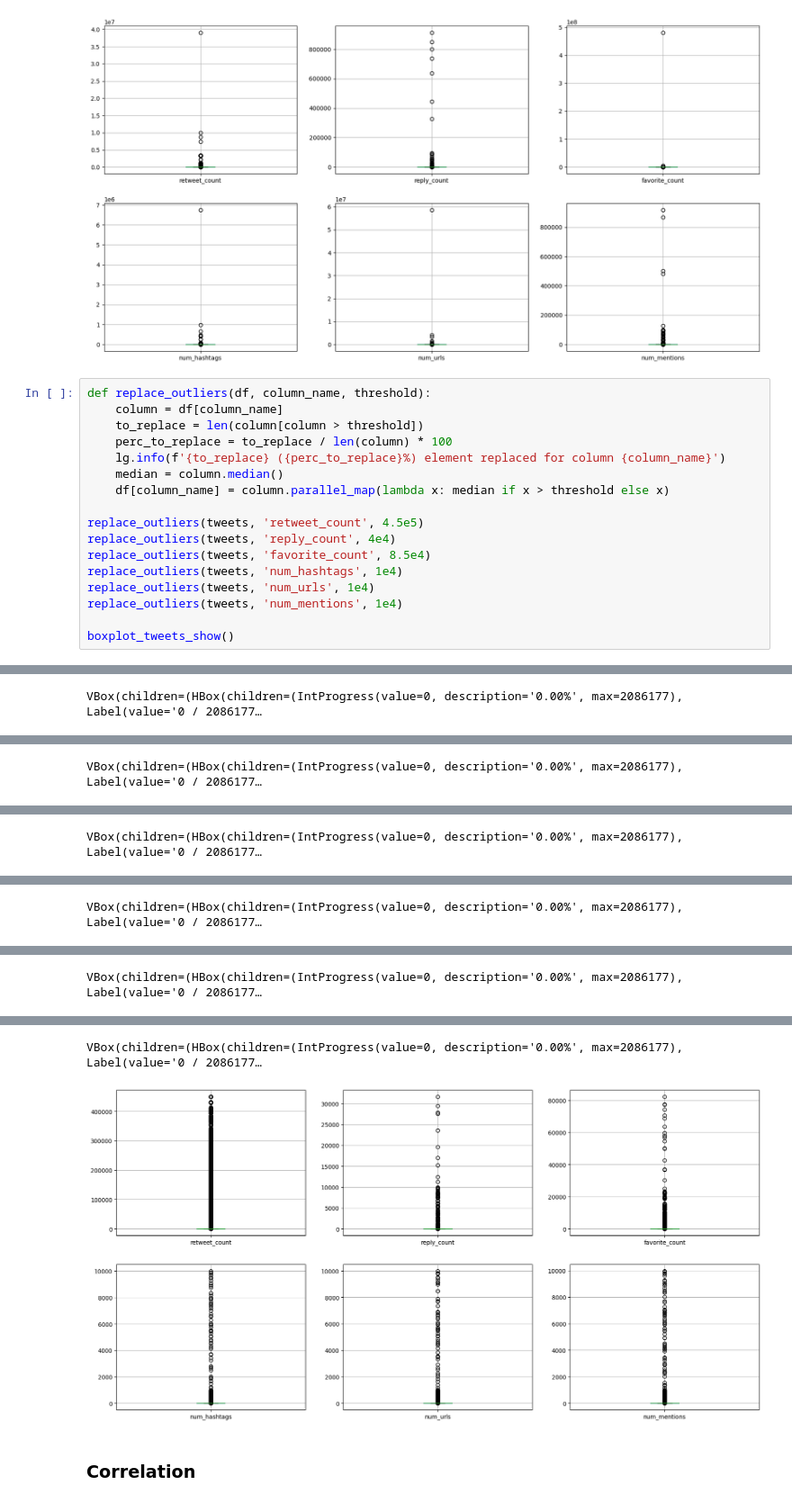
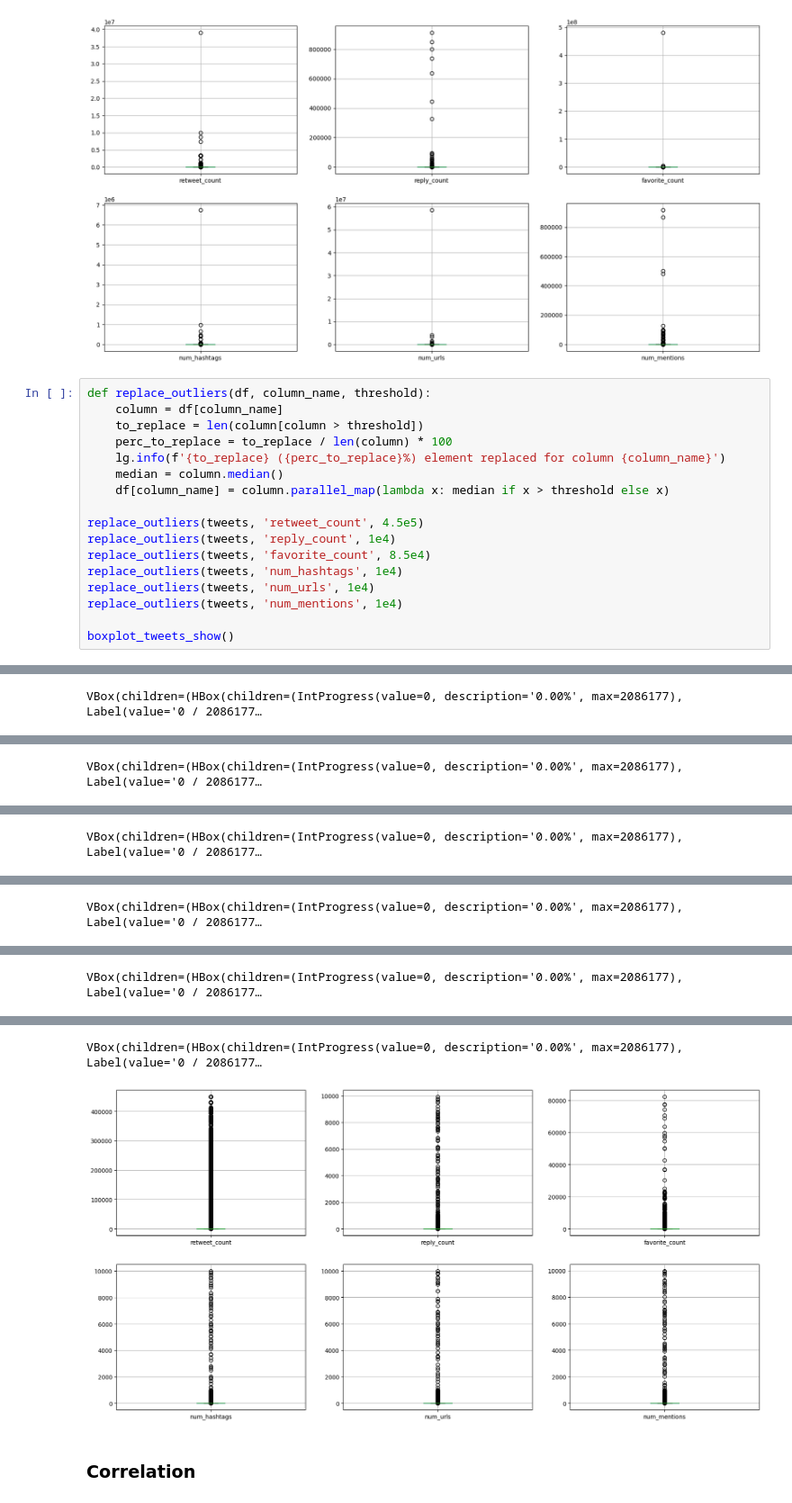
Before and after one commit to federicosilvestri/data-mining, a Jupyter notebook: 1_data_understanding.ipynb, the cells around one changed output, grey strips where cells are left out. Shown at 90% size. Cells and saved outputs as stored; diff of their text form.

```diff
--- a/1_data_understanding.ipynb
+++ b/1_data_understanding.ipynb
@@ -793,7 +793,7 @@ def replace_outliers(df, column_name, threshold):
     df[column_name] = column.parallel_map(lambda x: median if x > threshold else x)
 
 replace_outliers(tweets, 'retweet_count', 4.5e5)
-replace_outliers(tweets, 'reply_count', 4e4)
+replace_outliers(tweets, 'reply_count', 1e4)
 replace_outliers(tweets, 'favorite_count', 8.5e4)
 replace_outliers(tweets, 'num_hashtags', 1e4)
 replace_outliers(tweets, 'num_urls', 1e4)
@@ -815,5 +815,5 @@ VBox(children=(HBox(children=(IntProgress(value=0, description='0.00%', max=2086
 VBox(children=(HBox(children=(IntProgress(value=0, description='0.00%', max=2086177), Label(value='0 / 2086177…
-[figure, old version]
+[figure, new version]
 # %% [markdown]
 ### Correlation
 # %%
```
Also changed, not shown: parts of 15 cells of this notebook, 2 other files.
